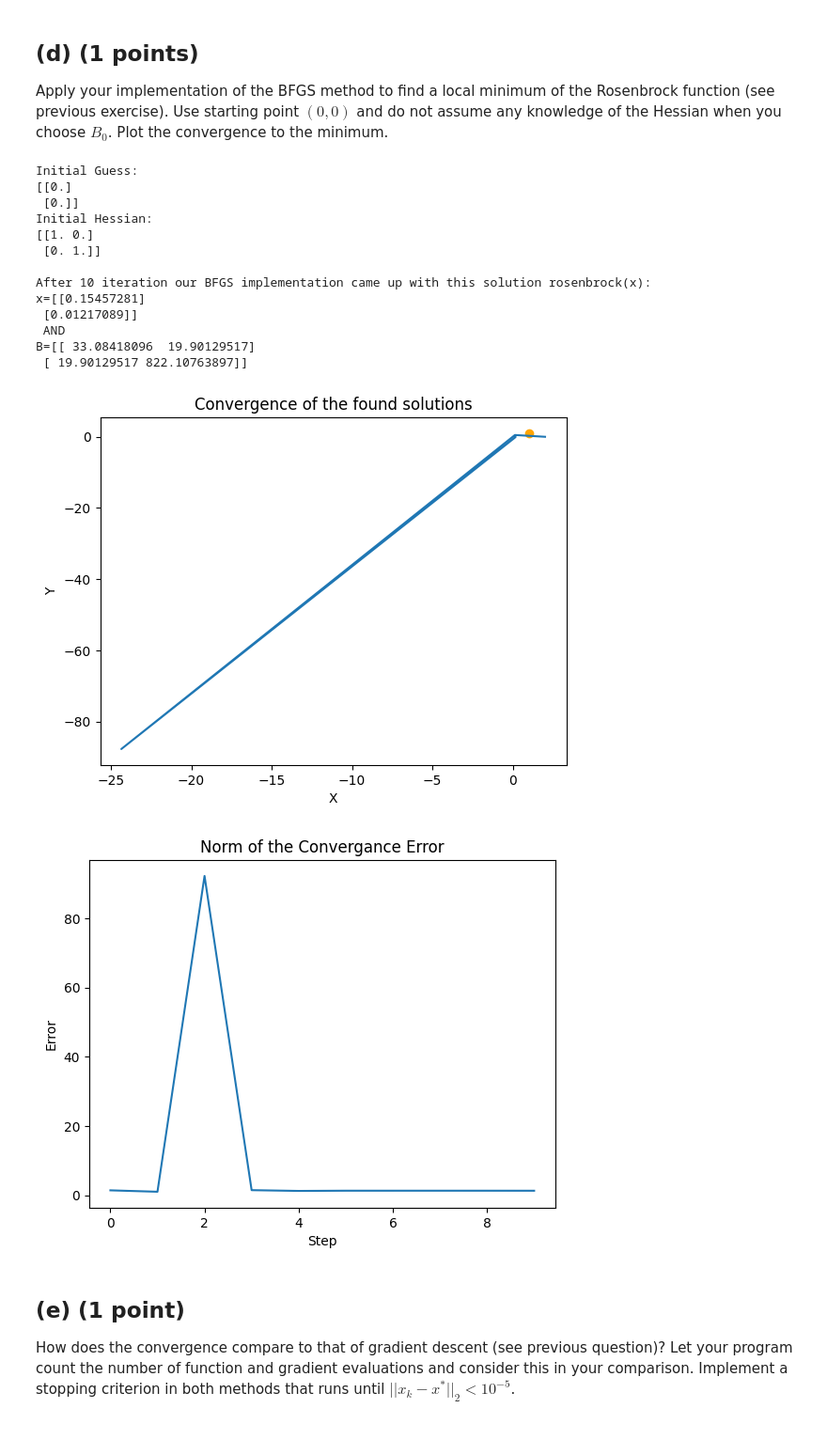
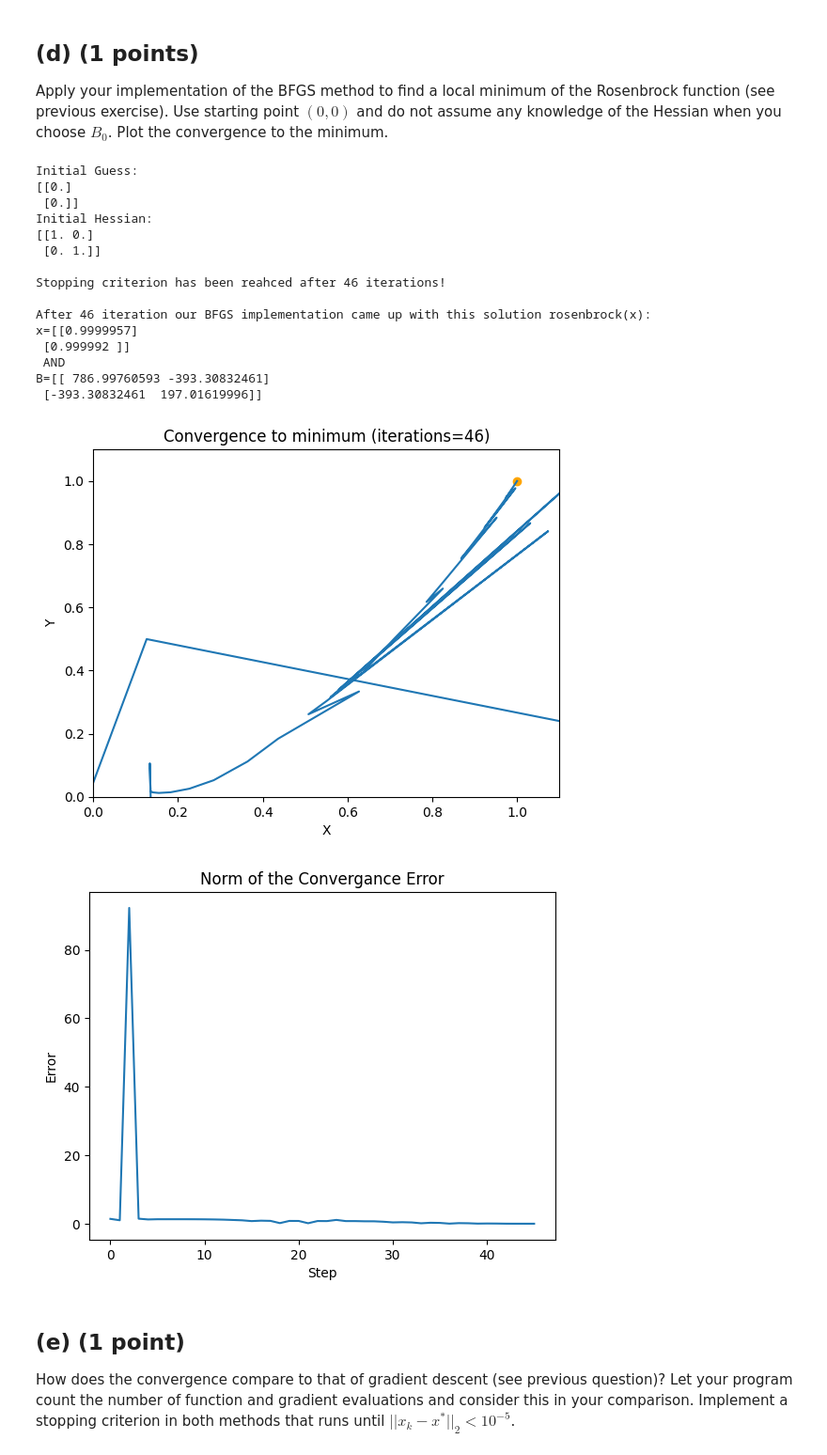
Before and after one commit to aM0NKE/NumericalAlgorithms, a Jupyter notebook: hw5_2022.ipynb, the cells around one changed output. Shown at 94% size. Drawn from its saved outputs; the diff is of its cells as text; code cells hidden in the pictures.

Commit message:
final version  ass5

```diff
--- a/hw5_2022.ipynb
+++ b/hw5_2022.ipynb
@@ -286,8 +287,6 @@ def rosenbrock_grad(X):
 function_evals = 0
 gradient_evals = 0
 # %%
-# Working version with Rosenbrock
-
 def steepestDescent(x0, K):
     '''
         Steepest Descent method for unconstrained optimization
@@ -322,21 +321,24 @@ def steepestDescent(x0, K):
         current_err = np.linalg.norm(x-x_target)
         steepestDescent_errors.append(current_err)
 
-        if current_err < 10^-5: return x
+        if current_err < 10**-5:
+            print("Stopping criterion has been reahced after {} iterations!\n".format(i+1))
+            return x, i
 
-    return x
+    return x, i
 
 
 x_target = np.ones([2,1])
 x0 = np.zeros([2,1])
-iters = 250
+iters = 10000
 
 steepestDescent_runs = 0
 steepestDescent_solutions = []
 steepestDescent_errors = []
 
 print("Initial Guess:\nx0={}\n".format(x0))
-print("After {} iteration our steepestDecent implmentation returned this solution for Rosenbrock Function with a=1 and b=100:\nx={}".format(iters, steepestDescent(x0, iters)))
+s, i = steepestDescent(x0, iters)
+print("After {} iterations our steepestDecent implmentation returned this solution for Rosenbrock Function with a=1 and b=100:\nx={}".format(i+1, s))
 # %% [output]
 Initial Guess:
 x0=[[0.]
@@ -429,9 +433,12 @@ def BFGS(x0, B0, K, func=F):
             global BFGS_errors
             current_err = np.linalg.norm(x-x_target)
             BFGS_errors.append(current_err)
-            if current_err < 10^-5: return x
 
-    return x, B
+            if current_err < 10**-5:
+                print("Stopping criterion has been reahced after {} iterations!\n".format(k+1))
+                return x, B, k
+
+    return x, B, k
 
 iters = 5
 BFGS_runs = 0
@@ -440,7 +447,7 @@ BFGS_errors = []
 
 x0 = np.array([[5],[1]])
 B0 = np.identity(len(x0))
-x, B = BFGS(x0, B0, iters, func=F)
+x, B, k = BFGS(x0, B0, iters, func=F)
 
 print("Initial Guess:\n{}".format(x0))
 print("Initial Hessian:\n{}\n".format(B0))
@@ -468,18 +475,17 @@ These results are the same as the ones in the book, thus our implementation is c
 Apply your implementation of the BFGS method to find a local minimum of the Rosenbrock function (see previous exercise). Use starting point $(0,0)$ and do not assume any knowledge of the Hessian when you choose $B_0$.
 Plot the convergence to the minimum.
 # %%
-iters = 10
+iters = 50
 BFGS_runs = 0
 BFGS_solutions = []
 BFGS_errors = []
 
 x0 = np.zeros([2,1])
 B0 = np.identity(len(x0))
-x, B = BFGS(x0, B0, iters, func=rosenbrock)
-
 print("Initial Guess:\n{}".format(x0))
 print("Initial Hessian:\n{}\n".format(B0))
-print("After {} iteration our BFGS implementation came up with this solution rosenbrock(x): \nx={}\n AND \nB={}".format(iters, x, B))
+x, B, i = BFGS(x0, B0, iters, func=rosenbrock)
+print("After {} iteration our BFGS implementation came up with this solution rosenbrock(x): \nx={}\n AND \nB={}".format(i+1, x, B))
 # %% [output]
 Initial Guess:
 [[0.]
@@ -488,35 +494,39 @@ Initial Hessian:
 [[1. 0.]
  [0. 1.]]
 
-After 10 iteration our BFGS implementation came up with this solution rosenbrock(x):
-x=[[0.15457281]
- [0.01217089]]
+Stopping criterion has been reahced after 46 iterations!
+
+After 46 iteration our BFGS implementation came up with this solution rosenbrock(x):
+x=[[0.9999957]
+ [0.999992 ]]
  AND
-B=[[ 33.08418096  19.90129517]
- [ 19.90129517 822.10763897]]
+B=[[ 786.99760593 -393.30832461]
+ [-393.30832461  197.01619996]]
 # %%
 # Plot of Solutions
-plt.title("Convergence of the found solutions")
+plt.title("Convergence to minimum (iterations={})".format(i+1))
 plt.xlabel("X")
 plt.ylabel("Y")
 x = []
 y = []
 for i in range (len(BFGS_solutions)):
     x.append(BFGS_solutions[i][0])
     y.append(BFGS_solutions[i][1])
 plt.plot(x, y)
 plt.scatter(x_target[0], x_target[1], c="orange")   # Target Value
+plt.ylim(0,1.1)
+plt.xlim(0,1.1)
 plt.show()
 
 # Plot of Error
 plt.title("Norm of the Convergance Error")
 plt.xlabel("Step")
 plt.ylabel("Error")
-plt.plot(range(iters), BFGS_errors)
+plt.plot(range(i+1), BFGS_errors)
 plt.show()
 # %% [output]
-[figure, old version]
+[figure, new version]
-[figure, old version]
+[figure, new version]
 # %% [markdown]
 ## (e) (1 point)
 How does the convergence compare to that of gradient descent (see
```
Also changed, not shown: parts of 5 cells of this notebook.
